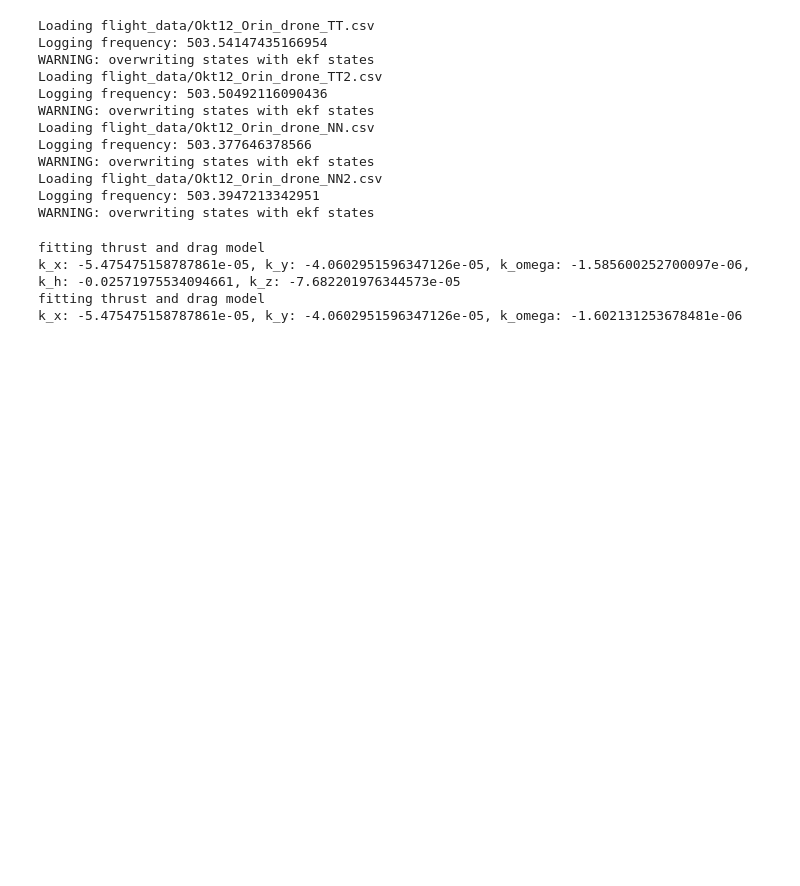
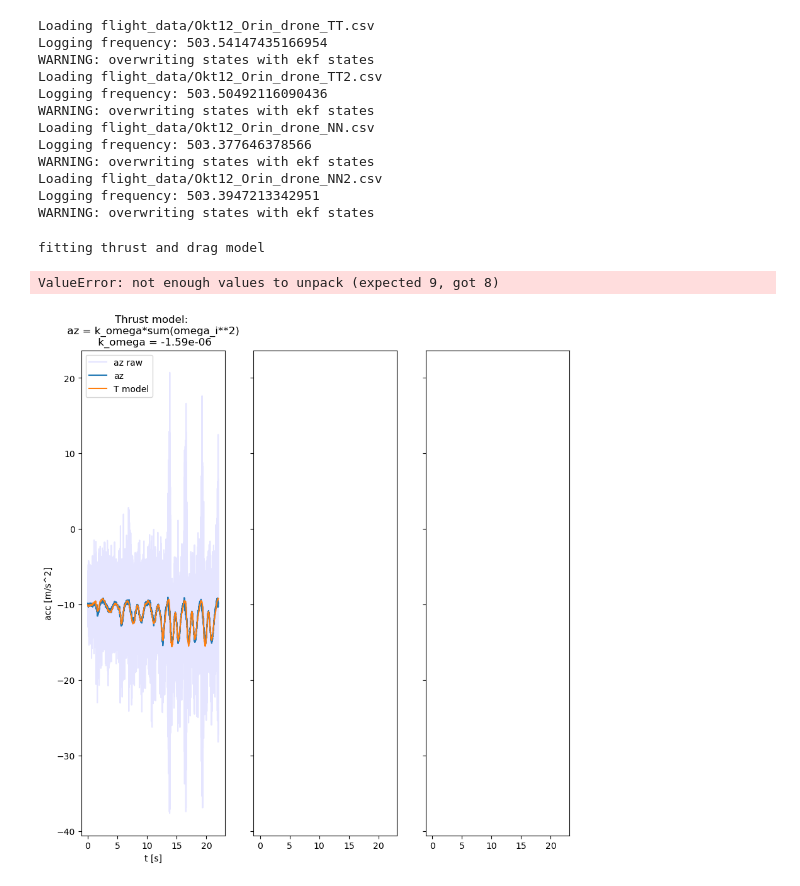
Before and after one commit to tudelft/ekf_c_code_generation, a Jupyter notebook: Generate Kalman Filter C Code.ipynb, the cells around one changed output. Drawn from its saved outputs; the diff is of its cells as text; code cells hidden in the pictures; blank space fills up the shorter version.

Commit message:
Try to add polynomial drag model, does not work

```diff
--- a/Generate Kalman Filter C Code.ipynb
+++ b/Generate Kalman Filter C Code.ipynb
@@ -98,21 +98,20 @@ Logging frequency: 503.3947213342951
 WARNING: overwriting states with ekf states
 # %%
 data = data1
-k0, k1, k2, k3, k4, k5, k6, k7, k8, k_y, k_omega, k_h, k_z = fit_thrust_drag_model_extended(data)
-print(f'k0: {k0}, k1: {k1}, k2: {k2}, k3: {k3}, k4: {k4}, k5: {k5}, k6: {k6}, k7: {k7}, k8: {k8}, k_y: {k_y}, k_omega: {k_omega}, k_h: {k_h}, k_z: {k_z} ')
+k1, k2, k3, k4, k5, k6, k7, k8, k_y, k_omega, k_h, k_z = fit_thrust_drag_model_extended(data)
+print(f'k1: {k1}, k2: {k2}, k3: {k3}, k4: {k4}, k5: {k5}, k6: {k6}, k7: {k7}, k8: {k8}, k_y: {k_y}, k_omega: {k_omega}, k_h: {k_h}, k_z: {k_z} ')
 
 k_x, k_y, k_omega = fit_thrust_drag_model(data)
 print(f'k_x: {k_x}, k_y: {k_y}, k_omega: {k_omega}')
 dr = data['dr']
 # derivative of gyro
 #
 
 data = 0
 # %% [output]
 fitting thrust and drag model
-k_x: -5.475475158787861e-05, k_y: -4.0602951596347126e-05, k_omega: -1.585600252700097e-06, k_h: -0.02571975534094661, k_z: -7.682201976344573e-05
-fitting thrust and drag model
-k_x: -5.475475158787861e-05, k_y: -4.0602951596347126e-05, k_omega: -1.602131253678481e-06
+ValueError: not enough values to unpack (expected 9, got 8)
+[figure, added]
 # %%
 data = data1
 
```
Also changed, not shown: parts of 8 cells of this notebook, 1 other file.
